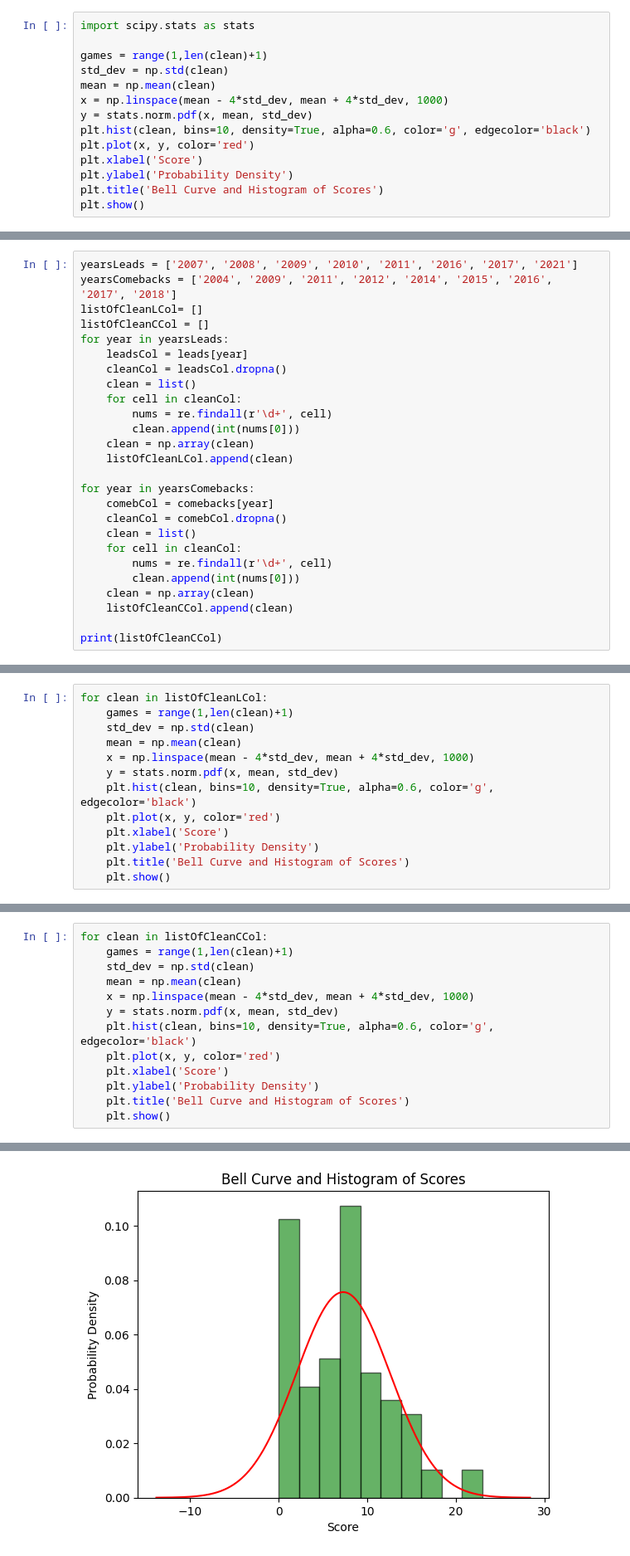
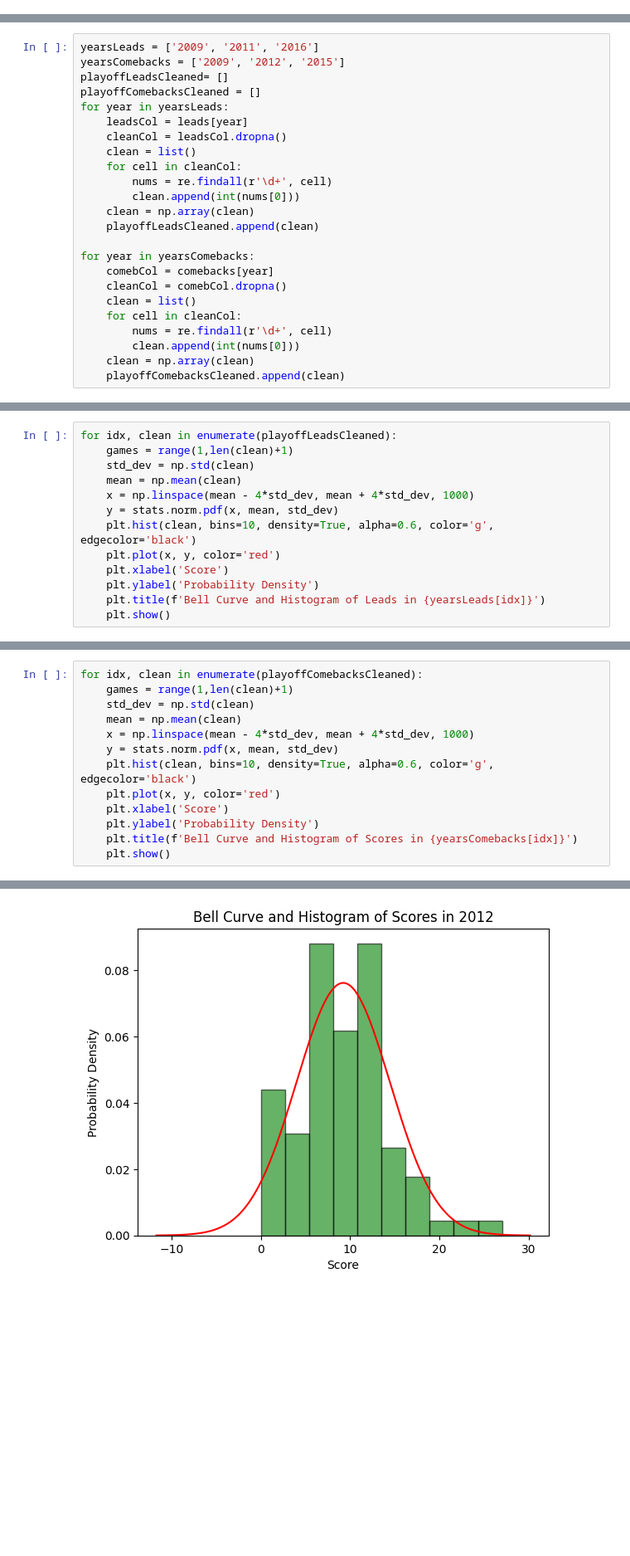
Before and after one commit to Samgarci17/NBA-PBP-Analysis, a Jupyter notebook: NBAPAnalysis/qq.ipynb, the cells around one changed output, grey strips where cells are left out. Shown at 83% size. Drawn from its saved outputs; the diff is of its cells as text; blank space fills up the shorter version.

```diff
--- a/NBAPAnalysis/qq.ipynb
+++ b/NBAPAnalysis/qq.ipynb
@@ -127,14 +57,0 @@ Name: 2001, Length: 71, dtype: object
-# %%
-import scipy.stats as stats
-
-games = range(1,len(clean)+1)
-std_dev = np.std(clean)
-mean = np.mean(clean)
-x = np.linspace(mean - 4*std_dev, mean + 4*std_dev, 1000)
-y = stats.norm.pdf(x, mean, std_dev)
-plt.hist(clean, bins=10, density=True, alpha=0.6, color='g', edgecolor='black')
-plt.plot(x, y, color='red')
-plt.xlabel('Score')
-plt.ylabel('Probability Density')
-plt.title('Bell Curve and Histogram of Scores')
-plt.show()
@@ -143,8 +58,8 @@ plt.show()
 # %%
-yearsLeads = ['2007', '2008', '2009', '2010', '2011', '2016', '2017', '2021']
-yearsComebacks = ['2004', '2009', '2011', '2012', '2014', '2015', '2016', '2017', '2018']
-listOfCleanLCol= []
-listOfCleanCCol = []
+yearsLeads = ['2009', '2011', '2016']
+yearsComebacks = ['2009', '2012', '2015']
+playoffLeadsCleaned= []
+playoffComebacksCleaned = []
 for year in yearsLeads:
     leadsCol = leads[year]
     cleanCol = leadsCol.dropna()
@@ -153,7 +68,7 @@ for year in yearsLeads:
         nums = re.findall(r'\d+', cell)
         clean.append(int(nums[0]))
     clean = np.array(clean)
-    listOfCleanLCol.append(clean)
+    playoffLeadsCleaned.append(clean)
 
 for year in yearsComebacks:
     comebCol = comebacks[year]
@@ -163,6 +78,4 @@ for year in yearsComebacks:
         nums = re.findall(r'\d+', cell)
         clean.append(int(nums[0]))
     clean = np.array(clean)
-    listOfCleanCCol.append(clean)
-
-print(listOfCleanCCol)
+    playoffComebacksCleaned.append(clean)
@@ -187,5 +82,5 @@ print(listOfCleanCCol)
 # %%
-for clean in listOfCleanLCol:
+for idx, clean in enumerate(playoffLeadsCleaned):
     games = range(1,len(clean)+1)
     std_dev = np.std(clean)
     mean = np.mean(clean)
@@ -195,6 +90,6 @@ for clean in listOfCleanLCol:
     plt.plot(x, y, color='red')
     plt.xlabel('Score')
     plt.ylabel('Probability Density')
-    plt.title('Bell Curve and Histogram of Scores')
+    plt.title(f'Bell Curve and Histogram of Leads in {yearsLeads[idx]}')
     plt.show()
 # %% [output]
@@ -209,5 +99,5 @@ for clean in listOfCleanLCol:
 # %%
-for clean in listOfCleanCCol:
+for idx, clean in enumerate(playoffComebacksCleaned):
     games = range(1,len(clean)+1)
     std_dev = np.std(clean)
     mean = np.mean(clean)
@@ -217,6 +107,6 @@ for clean in listOfCleanCCol:
     plt.plot(x, y, color='red')
     plt.xlabel('Score')
     plt.ylabel('Probability Density')
-    plt.title('Bell Curve and Histogram of Scores')
+    plt.title(f'Bell Curve and Histogram of Scores in {yearsComebacks[idx]}')
     plt.show()
 # %% [output]
@@ -224 +114 @@ for clean in listOfCleanCCol:
-[figure, old version]
+[figure, new version]
```
Also changed, not shown: parts of 11 cells of this notebook, 3 other files.
